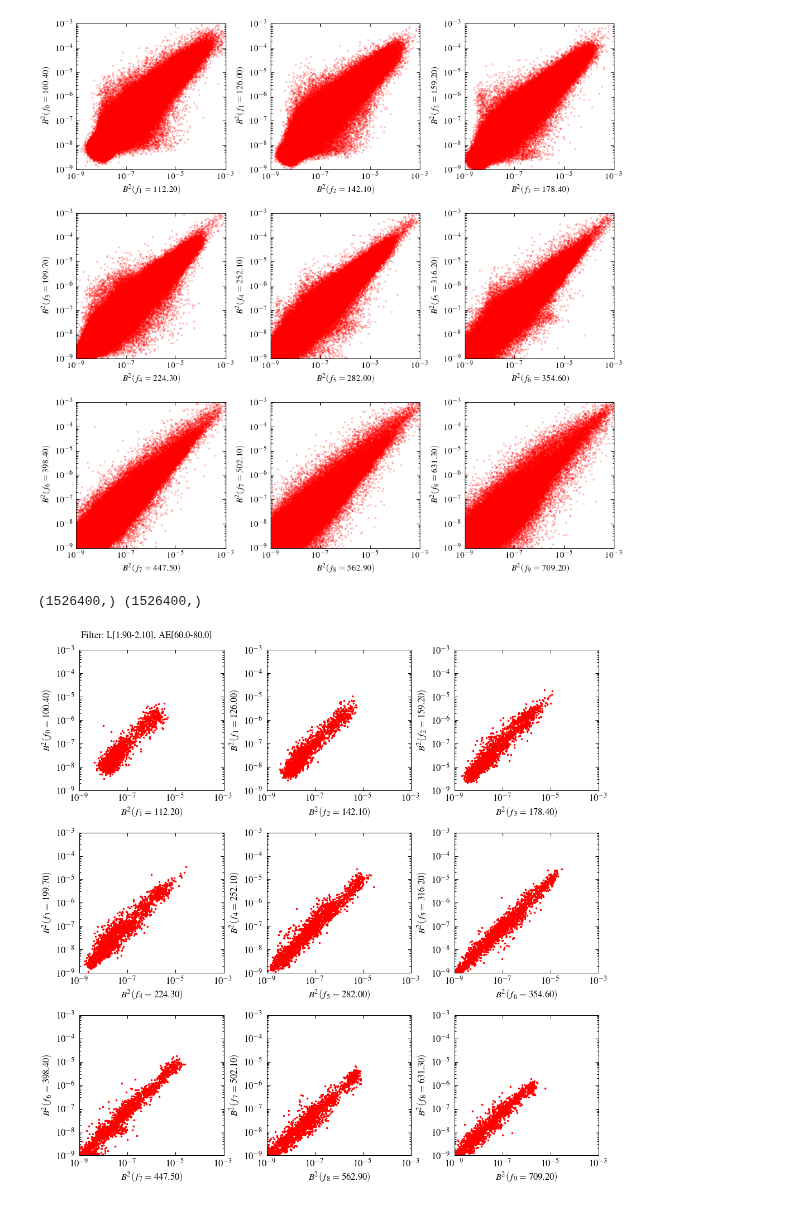
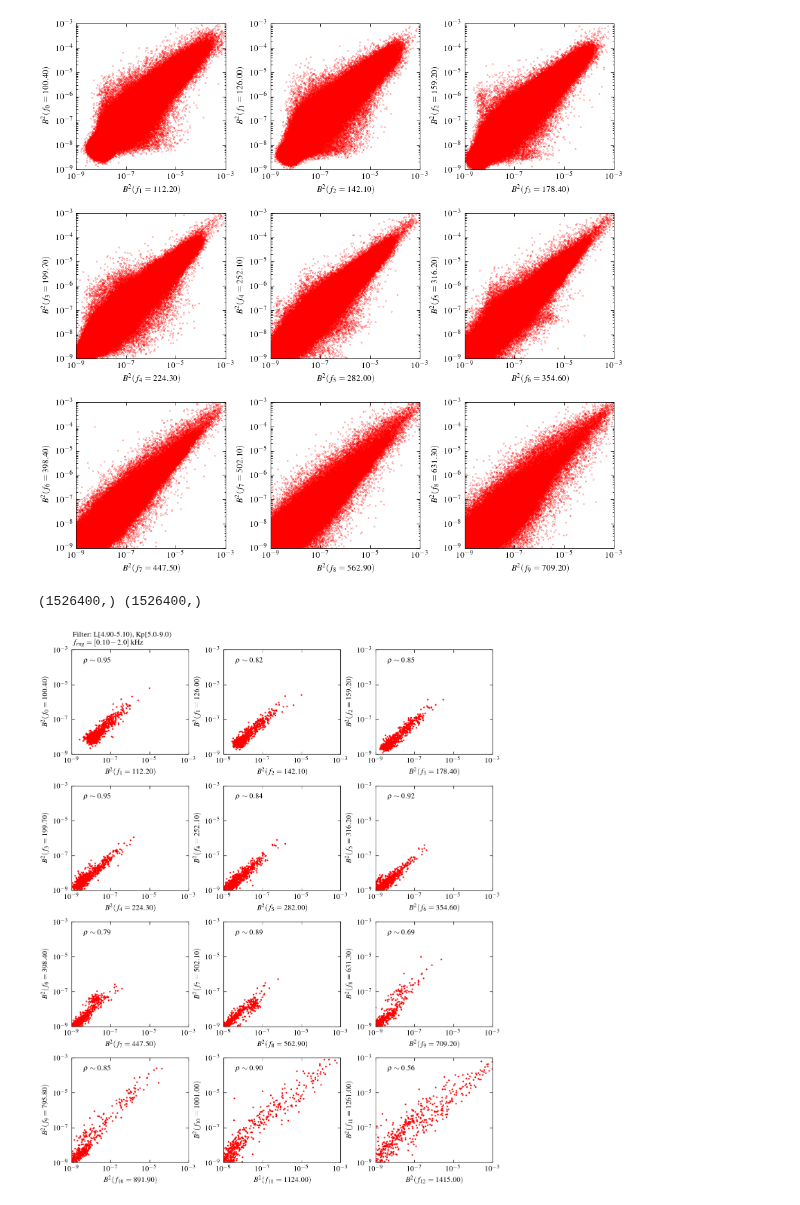
Before and after one commit to shibaji7/Bayesian_Framework_CRRES, a Jupyter notebook: Statistical_HISS.ipynb, the cells around one changed output. Saved outputs shown, nothing was run; the diff lists cells and outputs as text; code cells hidden in the pictures.

```diff
--- a/Statistical_HISS.ipynb
+++ b/Statistical_HISS.ipynb
@@ -26,4 +26,5 @@ B, freqs, L, Lstar, epoch = nds.variables["B_hiss"][:], nds.variables["freqs"][:
 dunits = num2date(epoch[:], epoch.units, epoch.calendar, only_use_cftime_datetimes=False)
 dunits = np.array([x._to_real_datetime() for x in dunits]).astype("datetime64[ns]")
 dunits = [dt.datetime.utcfromtimestamp(x.astype(int) * 1e-9) for x in dunits]
-ddates = set(dunits)
+ddates = list(set(dunits))
+ddates.sort()
@@ -37,0 +31,3 @@ tmp/EMFISIS/omni/201302.asc -to- tmp/EMFISIS/omni/201302.csv
+# %%
+KpDf = dmap.fetch_Kp_data(ddates)
+KpDf.head()
@@ -124,28 +119,32 @@ fig.subplots_adjust(wspace=0.3, hspace=0.3)
 # %% [output]
 [figure]
 # %%
-# Binning data based on AE and L values
-AEc, dAE = 70, 20
-Lc, dL = 2, 0.2
-# Bin index for AE and L
-AE = np.array(omni.AE)
-print(AE.shape, L.shape)
+from scipy.stats import pearsonr
+# Binning data based on Kp and L values
+Lc, dL = 5, 0.2
+# Bin index for Kp and L
+Kp = np.array(KpDf.Kp)
+print(Kp.shape, L.shape)
 i, j = 0, 0
-AE_bin, L_bin = np.array([AEc-dAE/2, AEc+dAE/2]), np.array([Lc-dL/2, Lc+dL/2])
-idx = (AE>=AE_bin[0]) & (AE<AE_bin[1]) & (L>=L_bin[0]) & (L<L_bin[1])
+Kp_bin, L_bin = np.array([5,9]), np.array([Lc-dL/2, Lc+dL/2])
+idx = (Kp>=Kp_bin[0]) & (Kp<Kp_bin[1]) & (L>=L_bin[0]) & (L<L_bin[1])
 f = B[idx,:]
 
-fig = plt.figure(dpi=150, figsize=(8,8))
-for i in range(9):
-    ax = fig.add_subplot(331+i)
-    ax.set_ylabel(r"$B^2(f_%d=%.02f)$"%(i,freqs[2*i]))
-    ax.set_xlabel(r"$B^2(f_%d=%.02f)$"%(i+1,freqs[2*i+1]))
+fig = plt.figure(dpi=180, figsize=(8,10))
+for i in range(12):
+    ax = fig.add_subplot(4,3,1+i)
+    ax.set_ylabel(r"$B^2(f_{%d}=%.02f)$"%(i,freqs[2*i]))
+    ax.set_xlabel(r"$B^2(f_{%d}=%.02f)$"%(i+1,freqs[2*i+1]))
+    corr, _ = pearsonr(f[:,2*i], f[:,2*i+1])
     ax.loglog(f[:,2*i], f[:,2*i+1], "ro", ms=0.7)
     ax.set_xlim(1e-9,1e-3)
     ax.set_ylim(1e-9,1e-3)
-    if i == 0: ax.text(0.01, 1.1, "Filter: L[%.2f-%.2f], AE[%.1f-%.1f]"%(L_bin[0], L_bin[1], AE_bin[0], AE_bin[1]),
-                       ha="left", va="center", transform=ax.transAxes)
+    ax.text(0.1, 0.9, r"$\rho\sim %.2f$"%(corr), ha="left", va="center", transform=ax.transAxes)
+    if i == 0:
+        txt = "Filter: L[%.2f-%.2f), Kp[%.1f-%.1f)\n"%(L_bin[0], L_bin[1], Kp_bin[0], Kp_bin[1])
+        txt += r"$f_{rng}=[%.2f-%.1f]$ kHz"%(freqs[0]*1e-3, freqs[-1]*1e-3)
+        ax.text(0.01, 1.1, txt, ha="left", va="center", transform=ax.transAxes)
 fig.subplots_adjust(wspace=0.3, hspace=0.3)
 # %% [output]
 (1526400,) (1526400,)
-[figure, old version]
+[figure, new version]
```
Also changed, not shown: parts of 8 cells of this notebook, 1 other file.
